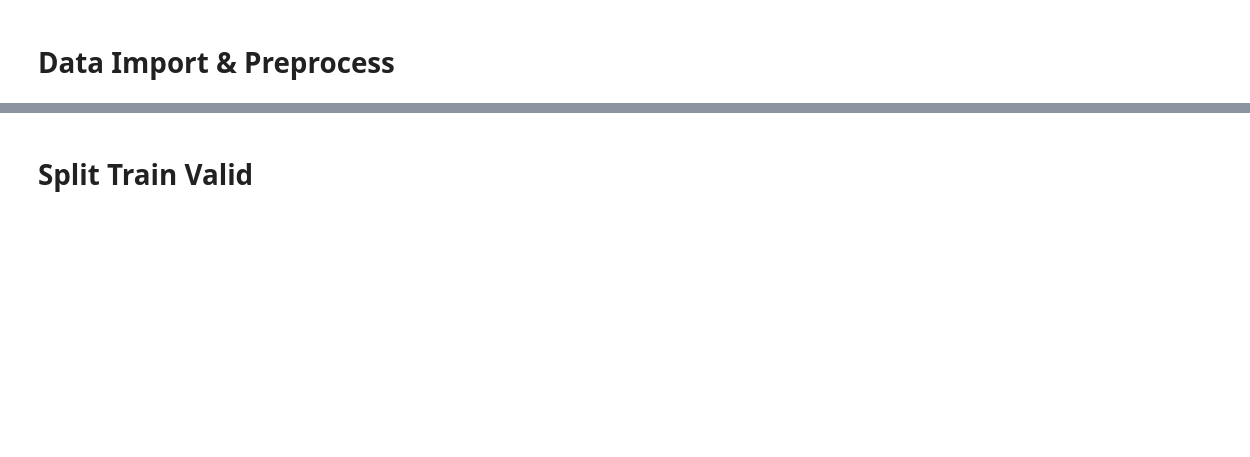
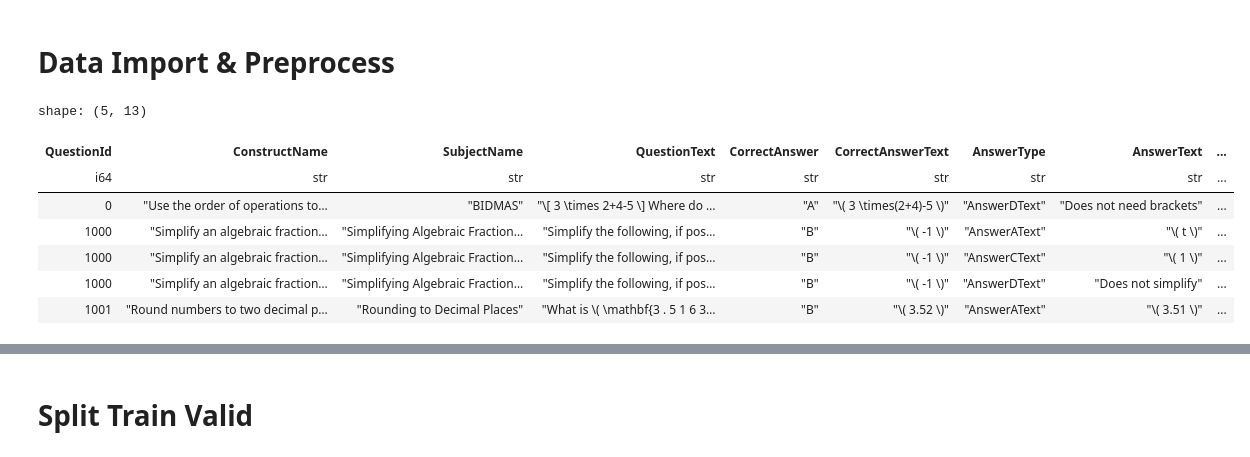
Before and after one commit to sinchir0/eedi-mining-misconceptions-in-mathematics, a Jupyter notebook: exp/causal/e028-causal.ipynb, the cells around one changed output, grey strips where cells are left out. Saved outputs shown, nothing was run; the diff lists cells and outputs as text; code cells hidden in the pictures; blank space fills up the shorter version.

```diff
--- a/exp/causal/e028-causal.ipynb
+++ b/exp/causal/e028-causal.ipynb
@@ -274,5 +254,14 @@ train_long = pl.read_csv(f"{DATA_PATH}/train_long.csv").filter(
 if DEBUG:
     train_long = train_long.head(100)
 # %%
-train_long
+train_long.head()
+# %% [output]
+shape: (5, 13)
+| QuestionId | ConstructName | SubjectName | QuestionText | CorrectAnswer | CorrectAnswerText | AnswerType | AnswerText | ... |
+| i64 | str | str | str | str | str | str | str | ... |
+| 0 | "Use the order of operations to… | "BIDMAS" | "\[ 3 \times 2+4-5 \] Where do … | "A" | "\( 3 \times(2+4)-5 \)" | "AnswerDText" | "Does not need brackets" | ... |
+| 1000 | "Simplify an algebraic fraction… | "Simplifying Algebraic Fraction… | "Simplify the following, if pos… | "B" | "\( -1 \)" | "AnswerAText" | "\( t \)" | ... |
+| 1000 | "Simplify an algebraic fraction… | "Simplifying Algebraic Fraction… | "Simplify the following, if pos… | "B" | "\( -1 \)" | "AnswerCText" | "\( 1 \)" | ... |
+| 1000 | "Simplify an algebraic fraction… | "Simplifying Algebraic Fraction… | "Simplify the following, if pos… | "B" | "\( -1 \)" | "AnswerDText" | "Does not simplify" | ... |
+| 1001 | "Round numbers to two decimal p… | "Rounding to Decimal Places" | "What is \( \mathbf{3 . 5 1 6 3… | "B" | "\( 3.52 \)" | "AnswerAText" | "\( 3.51 \)" | ... |
 # %%
```
Also changed, not shown: parts of 36 cells of this notebook, 8 other files.
